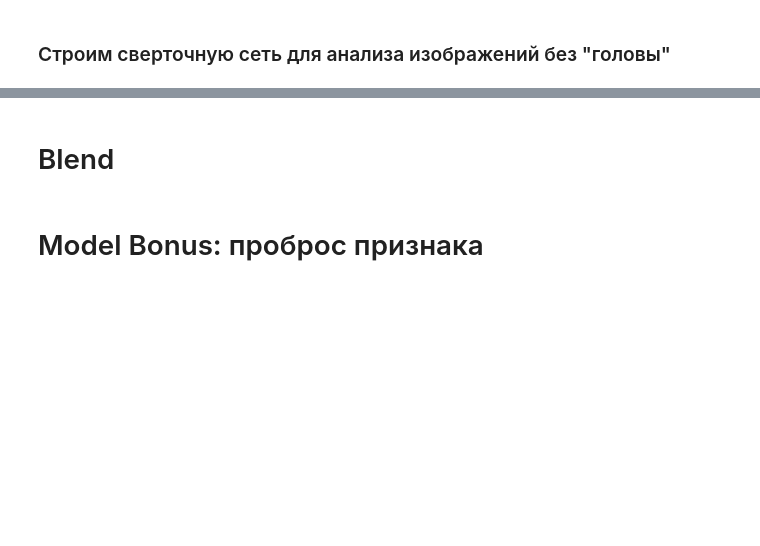
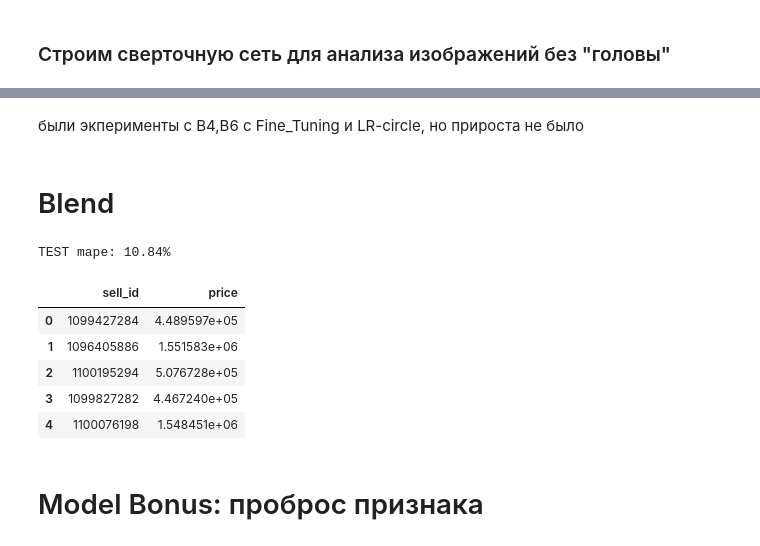
Before and after one commit to alex-sokolov2011/pet-projects, a Jupyter notebook: module_8/kaggle_rds8_Car_Price_prediction_Part2_Sokolov_.ipynb, the cells around one changed output, grey strips where cells are left out. Drawn from its saved outputs; the diff is of its cells as text; code cells hidden in the pictures; blank space fills up the shorter version.

```diff
--- a/module_8/kaggle_rds8_Car_Price_prediction_Part2_Sokolov_.ipynb
+++ b/module_8/kaggle_rds8_Car_Price_prediction_Part2_Sokolov_.ipynb
@@ -1023,7 +1303,7 @@ optimizer = tf.keras.optimizers.Adam(0.005)
 model.compile(loss='MAPE',optimizer=optimizer, metrics=['MAPE'])
 # %%
 checkpoint = ModelCheckpoint('../working/best_model.hdf5', monitor=['val_MAPE'], verbose=0, mode='min')
-earlystop = EarlyStopping(monitor='val_MAPE', patience=10, restore_best_weights=True,)
+earlystop = EarlyStopping(monitor='val_MAPE', patience=10, restore_best_weights=True, verbose=1)
 callbacks_list = [checkpoint, earlystop]
 # %%
 history = model.fit(train_dataset.batch(30),
@@ -1084,12 +1350,25 @@ sample_submission.to_csv('nn3_submission.csv', index=False)
+# %% [markdown]
+были экперименты с B4,B6 с Fine_Tuning и LR-circle, но прироста не было
 # %% [markdown]
 # Blend
 # %%
-blend_predict = (test_predict_catboost + test_predict_nn3[:,0]) / 2
+blend_predict = (test_predict_catboost + test_predict_nn2[:,0]) / 2
 print(f"TEST mape: {(mape(y_test, blend_predict))*100:0.2f}%")
+# %% [output]
+TEST mape: 10.84%
 # %%
-blend_sub_predict = (sub_predict_catboost + sub_predict_nn3[:,0]) / 2
+blend_sub_predict = (sub_predict_catboost + sub_predict_nn2[:,0]) / 2
 sample_submission['price'] = blend_sub_predict
 sample_submission.to_csv('blend_submission.csv', index=False)
+# %%
+sample_submission.head()
+# %% [output]
+|  | sell_id | price |
+| 0 | 1099427284 | 4.489597e+05 |
+| 1 | 1096405886 | 1.551583e+06 |
+| 2 | 1100195294 | 5.076728e+05 |
+| 3 | 1099827282 | 4.467240e+05 |
+| 4 | 1100076198 | 1.548451e+06 |
 # %% [markdown]
 # Model Bonus: проброс признака
 # %%
```
Also changed, not shown: parts of 57 cells of this notebook.
